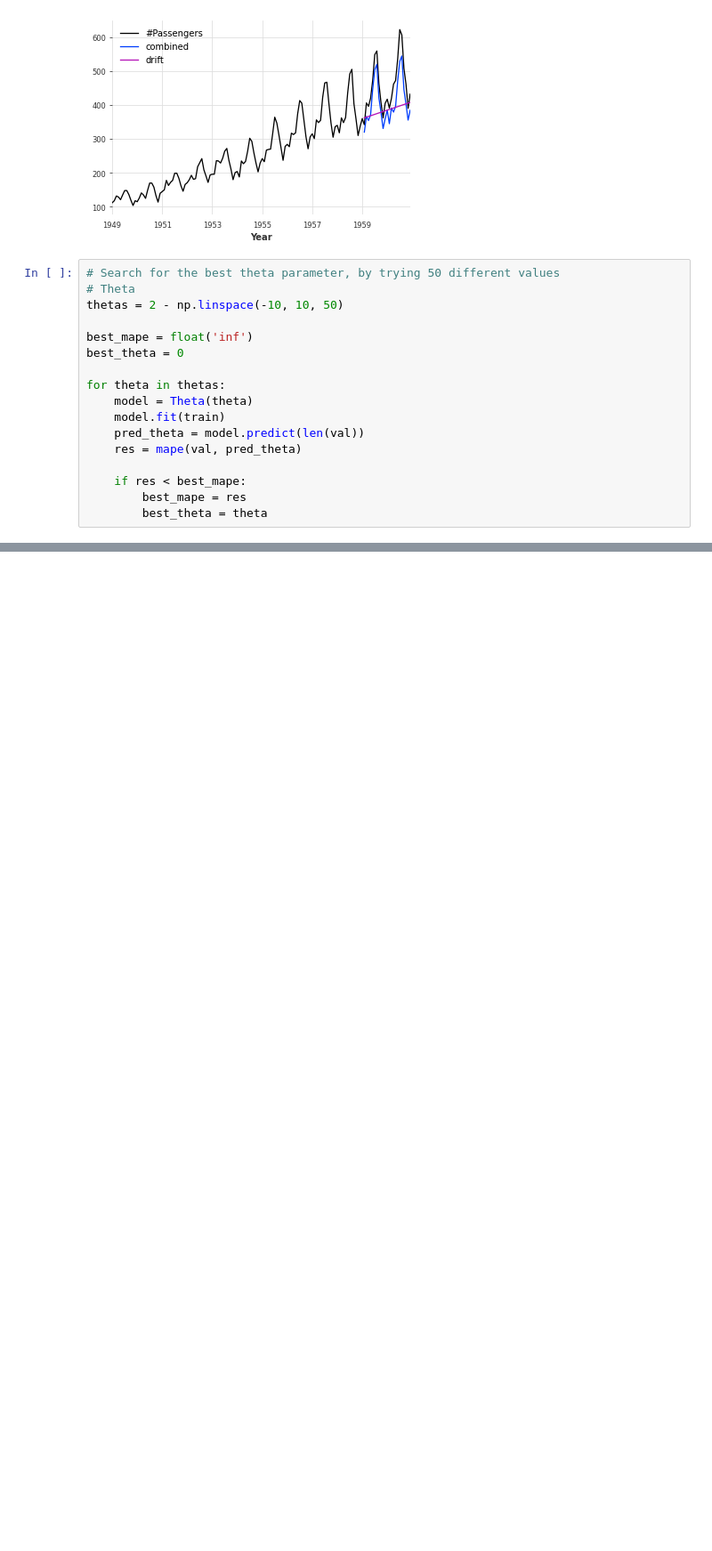
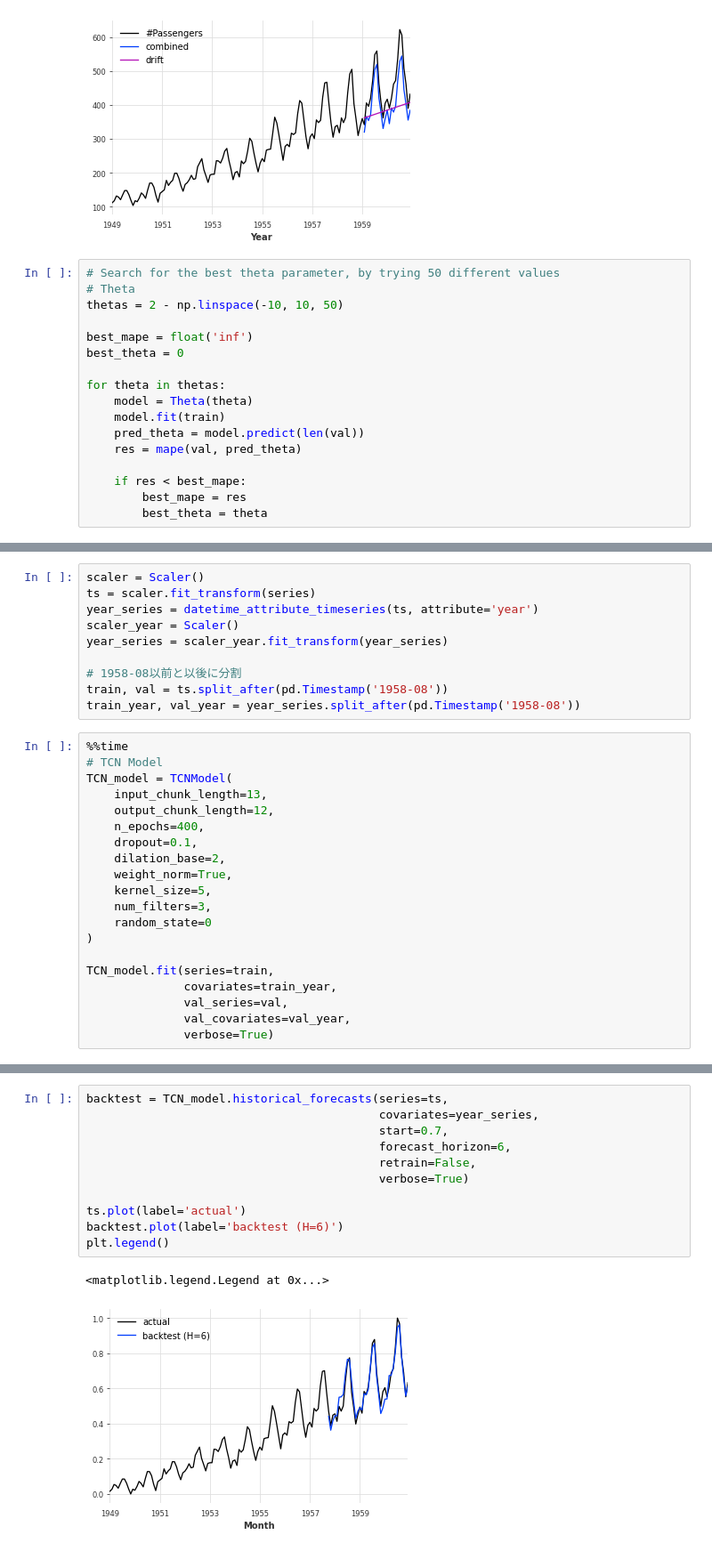
Before and after one commit to ykato27/Darts, a Jupyter notebook: notebook/Time-Series-Forecasting-Darts.ipynb, the cells around one changed output, grey strips where cells are left out. Shown at 89% size. Cells and saved outputs as stored; diff of their text form; blank space fills up the shorter version.

```diff
--- a/notebook/Time-Series-Forecasting-Darts.ipynb
+++ b/notebook/Time-Series-Forecasting-Darts.ipynb
@@ -397,0 +372,30 @@ loading model_best_220.pth.tar
+# %%
+scaler = Scaler()
+ts = scaler.fit_transform(series)
+year_series = datetime_attribute_timeseries(ts, attribute='year')
+scaler_year = Scaler()
+year_series = scaler_year.fit_transform(year_series)
+
+# 1958-08以前と以後に分割
+train, val = ts.split_after(pd.Timestamp('1958-08'))
+train_year, val_year = year_series.split_after(pd.Timestamp('1958-08'))
+# %%
+%%time
+# TCN Model
+TCN_model = TCNModel(
+    input_chunk_length=13,
+    output_chunk_length=12,
+    n_epochs=400,
+    dropout=0.1,
+    dilation_base=2,
+    weight_norm=True,
+    kernel_size=5,
+    num_filters=3,
+    random_state=0
+)
+
+TCN_model.fit(series=train,
+              covariates=train_year,
+              val_series=val,
+              val_covariates=val_year,
+              verbose=True)
@@ -397,0 +405,14 @@ loading model_best_220.pth.tar
+# %%
+backtest = TCN_model.historical_forecasts(series=ts,
+                                          covariates=year_series,
+                                          start=0.7,
+                                          forecast_horizon=6,
+                                          retrain=False,
+                                          verbose=True)
+
+ts.plot(label='actual')
+backtest.plot(label='backtest (H=6)')
+plt.legend()
+# %% [output]
+<matplotlib.legend.Legend at 0x...>
+[figure, added]
```
Also changed, not shown: parts of 24 cells of this notebook, 5 other files.
